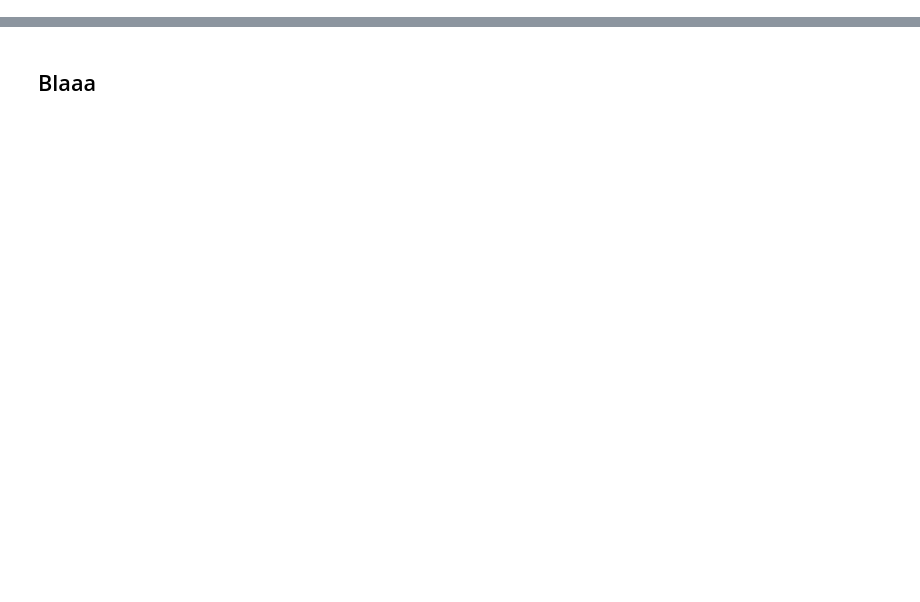
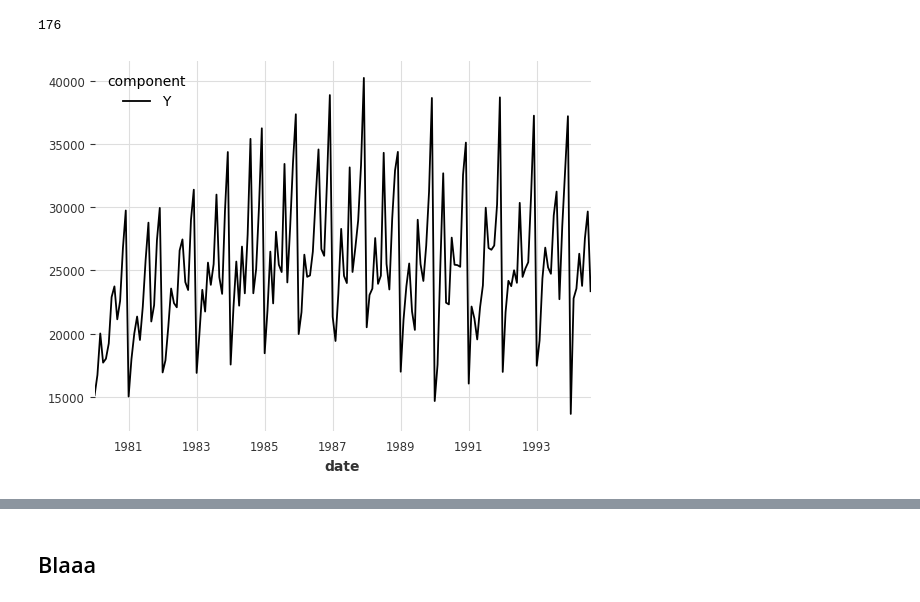
Before and after one commit to KevinArmbruster/optimal-summaries-public, a Jupyter notebook: vasopressor/explore_debugging NN.ipynb, the cells around one changed output, grey strips where cells are left out. Drawn from its saved outputs; the diff is of its cells as text; code cells hidden in the pictures; blank space fills up the shorter version.

```diff
--- a/vasopressor/explore_debugging NN.ipynb
+++ b/vasopressor/explore_debugging NN.ipynb
@@ -45,3 +47,10 @@ device(type='cuda')
+# %%
+wine_series = WineDataset().load().pd_dataframe()
+wine_series.plot()
+len(wine_series)
+# %% [output]
+176
+[figure, added]
 # %%
 
 def line(x, w=0.3, b=5):
```
Also changed, not shown: parts of 11 cells of this notebook, 2 other files.
